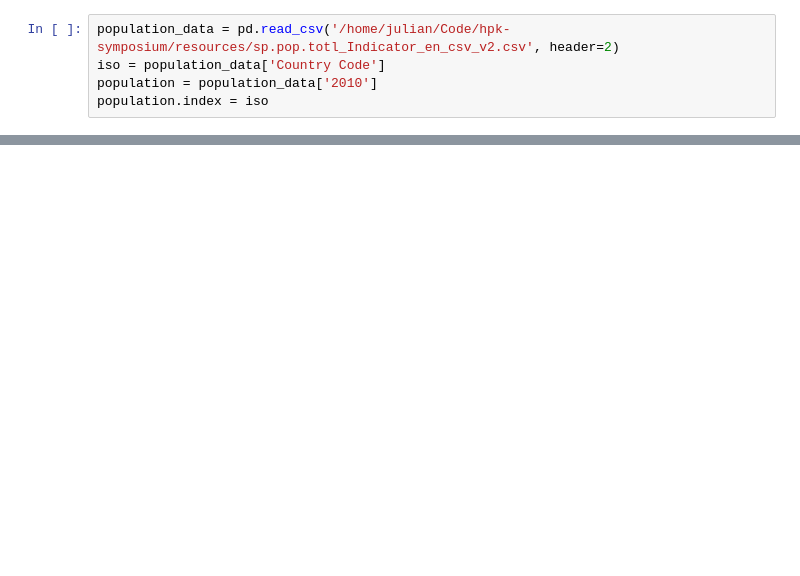
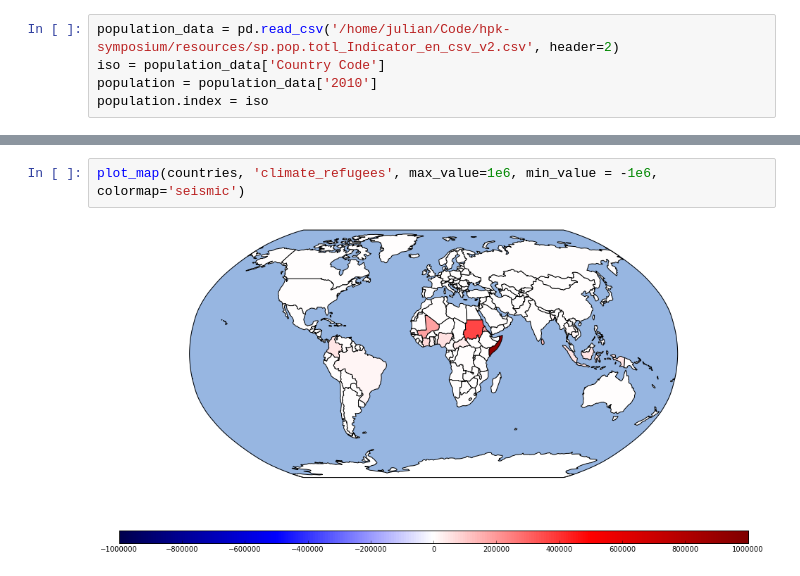
Before and after one commit to julesjulian/climate-migration, a Jupyter notebook: climate-migration.ipynb, the cells around one changed output, grey strips where cells are left out. Cells and saved outputs as stored; diff of their text form; blank space fills up the shorter version.

```diff
--- a/climate-migration.ipynb
+++ b/climate-migration.ipynb
@@ -114,0 +136,4 @@ No property population for countries ['ATA', 'ATF', '-99', 'FLK', '-99', 'ESH',
+# %%
+plot_map(countries, 'climate_refugees', max_value=1e6, min_value = -1e6, colormap='seismic')
+# %% [output]
+[figure, added]
```
Also changed, not shown: parts of 17 cells of this notebook.
